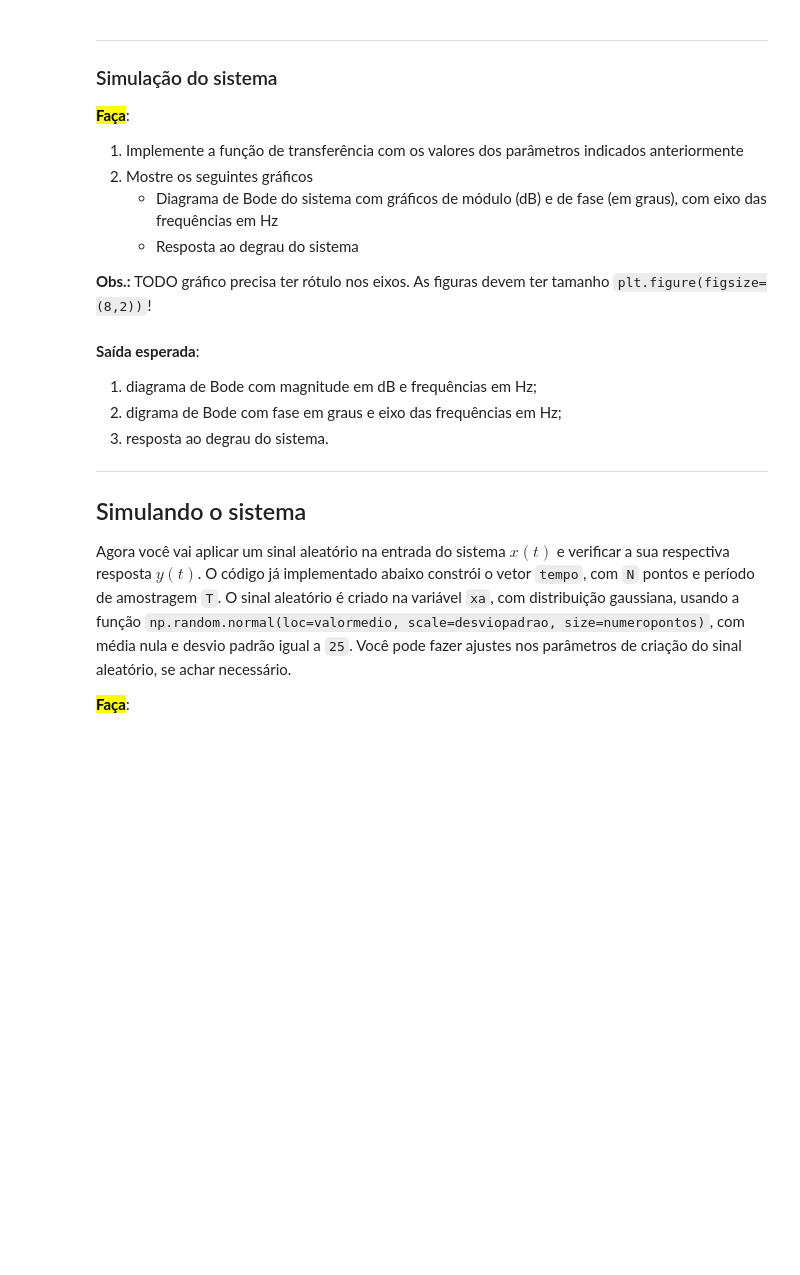
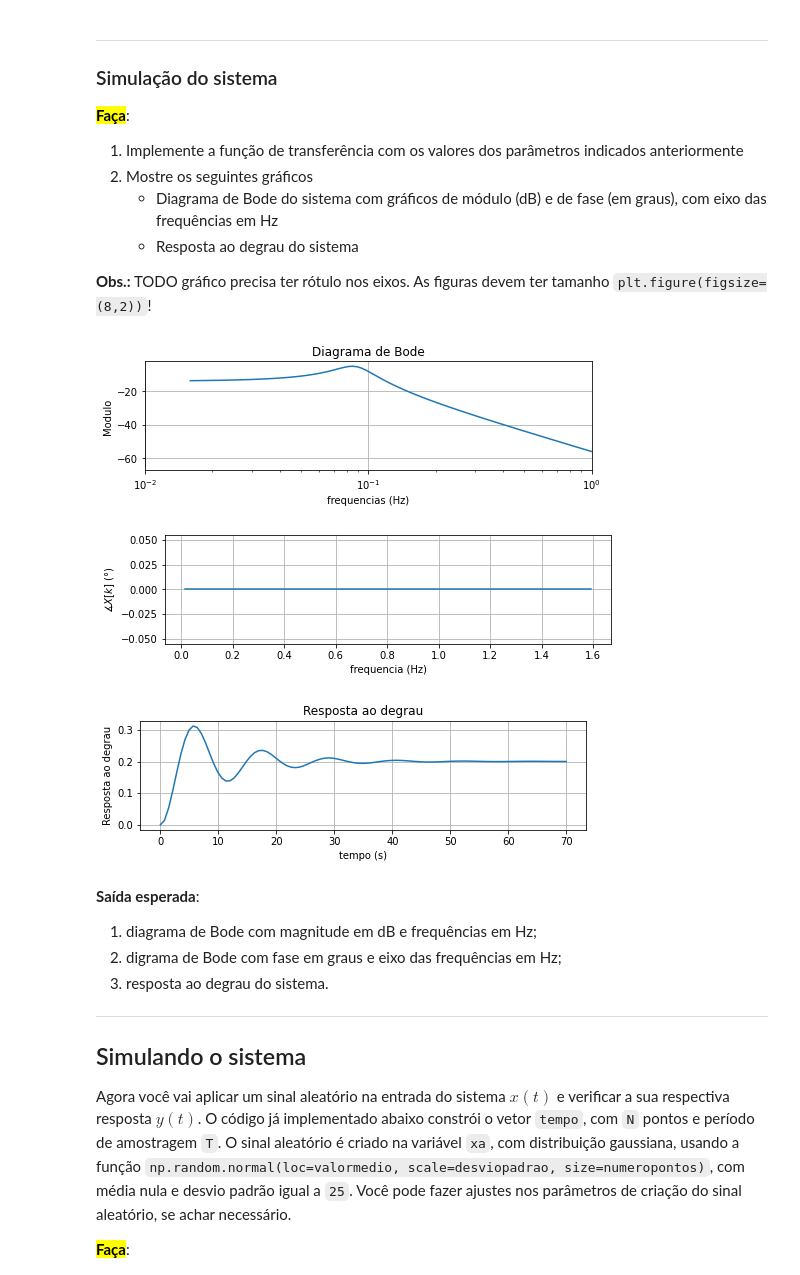
Before and after one commit to iurykischka/Proc.-de-sinais, a Jupyter notebook: Ex/Ex03_SLITs_IURY.ipynb, the cells around one changed output. Drawn from its saved outputs; the diff is of its cells as text; code cells hidden in the pictures; blank space fills up the shorter version.

```diff
--- a/Ex/Ex03_SLITs_IURY.ipynb
+++ b/Ex/Ex03_SLITs_IURY.ipynb
@@ -235,32 +232,60 @@ ___
 # %%
 ### SEU CÓDIGO COMEÇA AQUI ### (≈ 40 linhas de código)
 
 # Sistema (complete o código!)
-num = ...
-den = ...
-sys = ...
+import numpy as np, scipy as sp, matplotlib.pyplot as plt
+from scipy import signal
+from scipy.fft import fft
+
+# parâmetros
+R = 4.99
+C = 0.66
+L = 16.46
+
+num = [1]
+den = [L, R*C, R]
+sys = signal.lti(num, den)
 
 # Calcula diagrama de Bode
-...
+
+w1, mag1, phase1 = signal.bode(sys)
+phase1 = np.angle(w1, deg=1)
 
 # Converte frequências para Hz
-...
+
+w1 = w1/(2*np.pi)
 
 # Resposta ao degrau
-...
+
+t1, y1 = signal.step(sys)
 
 # Figuras
 plt.figure(figsize=(8,2))
-...
+plt.semilogx(w1, mag1)
+plt.xlim(10**(-2),1)
+plt.xlabel("frequencias (Hz)")
+plt.ylabel("Modulo")
 plt.title("Diagrama de Bode")
+plt.grid(1);
 
 plt.figure(figsize=(8,2))
-...
+plt.ylabel("$\measuredangle X[k]$ (°)")
+plt.xlabel("frequencia (Hz)")
+plt.plot(w1, phase1)
+plt.grid(1);
 
 plt.figure(figsize=(8,2))
-...
+plt.plot(t1, y1)
+plt.xlabel("tempo (s)")
+plt.ylabel("Resposta ao degrau")
 plt.title("Resposta ao degrau");
+plt.grid(1);
+
 ### FIM DO CÓDIGO ###
+# %% [output]
+[figure, added]
+[figure, added]
+[figure, added]
 # %% [markdown]
 **Saída esperada**:
 1. diagrama de Bode com magnitude em dB e frequências em Hz;
```
Also changed, not shown: parts of 2 cells of this notebook.
